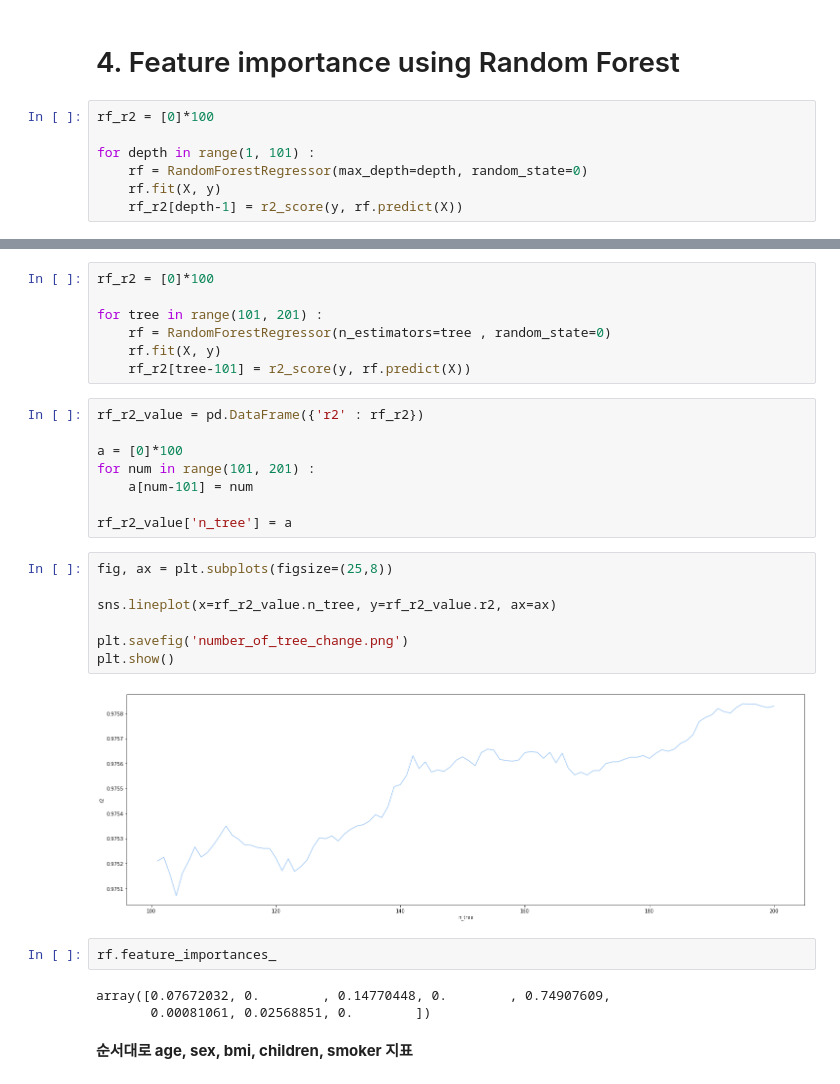
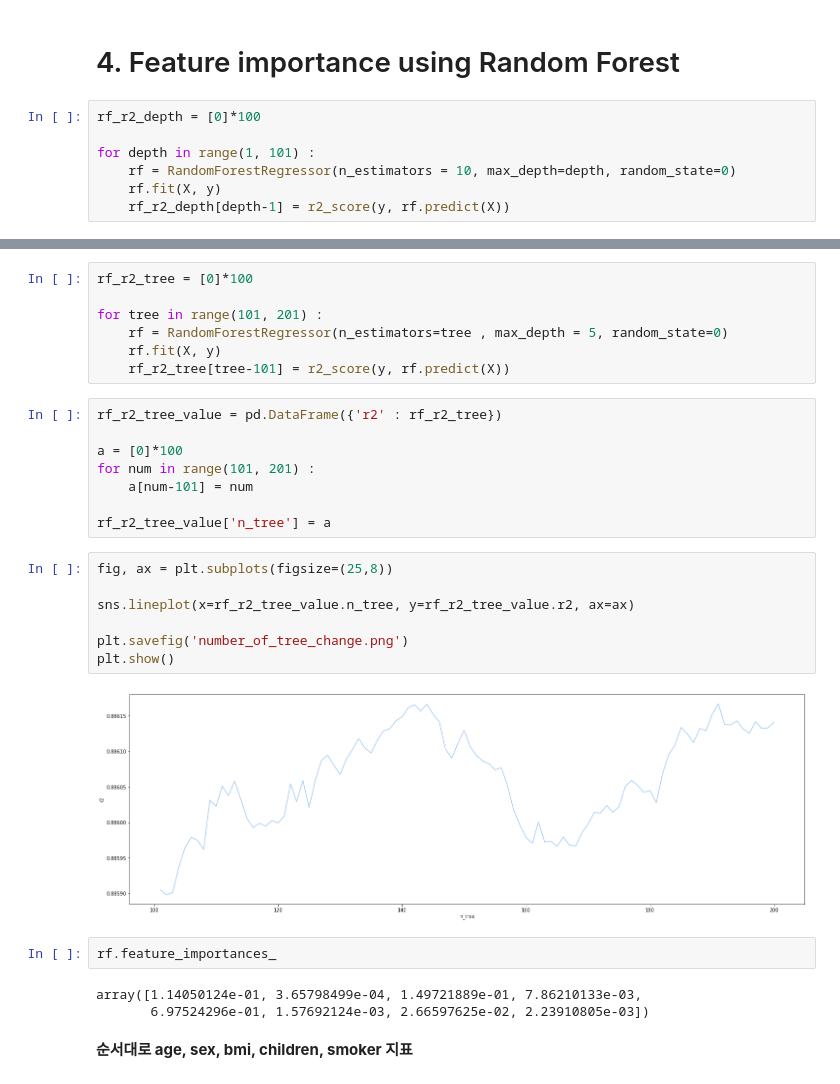
Before and after one commit to Kiminjo/data-mining-lecture, a Jupyter notebook: regression.ipynb, the cells around one changed output, grey strips where cells are left out. Saved outputs shown, nothing was run; the diff lists cells and outputs as text.

```diff
--- a/regression.ipynb
+++ b/regression.ipynb
@@ -351,10 +352,10 @@ Warnings:
 # %% [markdown]
 # 4. Feature importance using Random Forest
 # %%
-rf_r2 = [0]*100
+rf_r2_depth = [0]*100
 
 for depth in range(1, 101) :
-    rf = RandomForestRegressor(max_depth=depth, random_state=0)
+    rf = RandomForestRegressor(n_estimators = 10, max_depth=depth, random_state=0)
     rf.fit(X, y)
-    rf_r2[depth-1] = r2_score(y, rf.predict(X))
+    rf_r2_depth[depth-1] = r2_score(y, rf.predict(X))
 # %%
@@ -389,34 +376,34 @@ plt.show()
 # %% [output]
 [figure]
 # %%
-rf_r2 = [0]*100
+rf_r2_tree = [0]*100
 
 for tree in range(101, 201) :
-    rf = RandomForestRegressor(n_estimators=tree , random_state=0)
+    rf = RandomForestRegressor(n_estimators=tree , max_depth = 5, random_state=0)
     rf.fit(X, y)
-    rf_r2[tree-101] = r2_score(y, rf.predict(X))
+    rf_r2_tree[tree-101] = r2_score(y, rf.predict(X))
 # %%
-rf_r2_value = pd.DataFrame({'r2' : rf_r2})
+rf_r2_tree_value = pd.DataFrame({'r2' : rf_r2_tree})
 
 a = [0]*100
 for num in range(101, 201) :
     a[num-101] = num
 
-rf_r2_value['n_tree'] = a
+rf_r2_tree_value['n_tree'] = a
 # %%
 fig, ax = plt.subplots(figsize=(25,8))
 
-sns.lineplot(x=rf_r2_value.n_tree, y=rf_r2_value.r2, ax=ax)
+sns.lineplot(x=rf_r2_tree_value.n_tree, y=rf_r2_tree_value.r2, ax=ax)
 
 plt.savefig('number_of_tree_change.png')
 plt.show()
 # %% [output]
-[figure, old version]
+[figure, new version]
 # %%
 rf.feature_importances_
 # %% [output]
-array([0.07672032, 0.        , 0.14770448, 0.        , 0.74907609,
-       0.00081061, 0.02568851, 0.        ])
+array([1.14050124e-01, 3.65798499e-04, 1.49721889e-01, 7.86210133e-03,
+       6.97524296e-01, 1.57692124e-03, 2.66597625e-02, 2.23910805e-03])
 # %% [markdown]
 **순서대로 age, sex, bmi, children, smoker 지표**
 # %%
```
Also changed, not shown: parts of 8 cells of this notebook, 6 other files.
